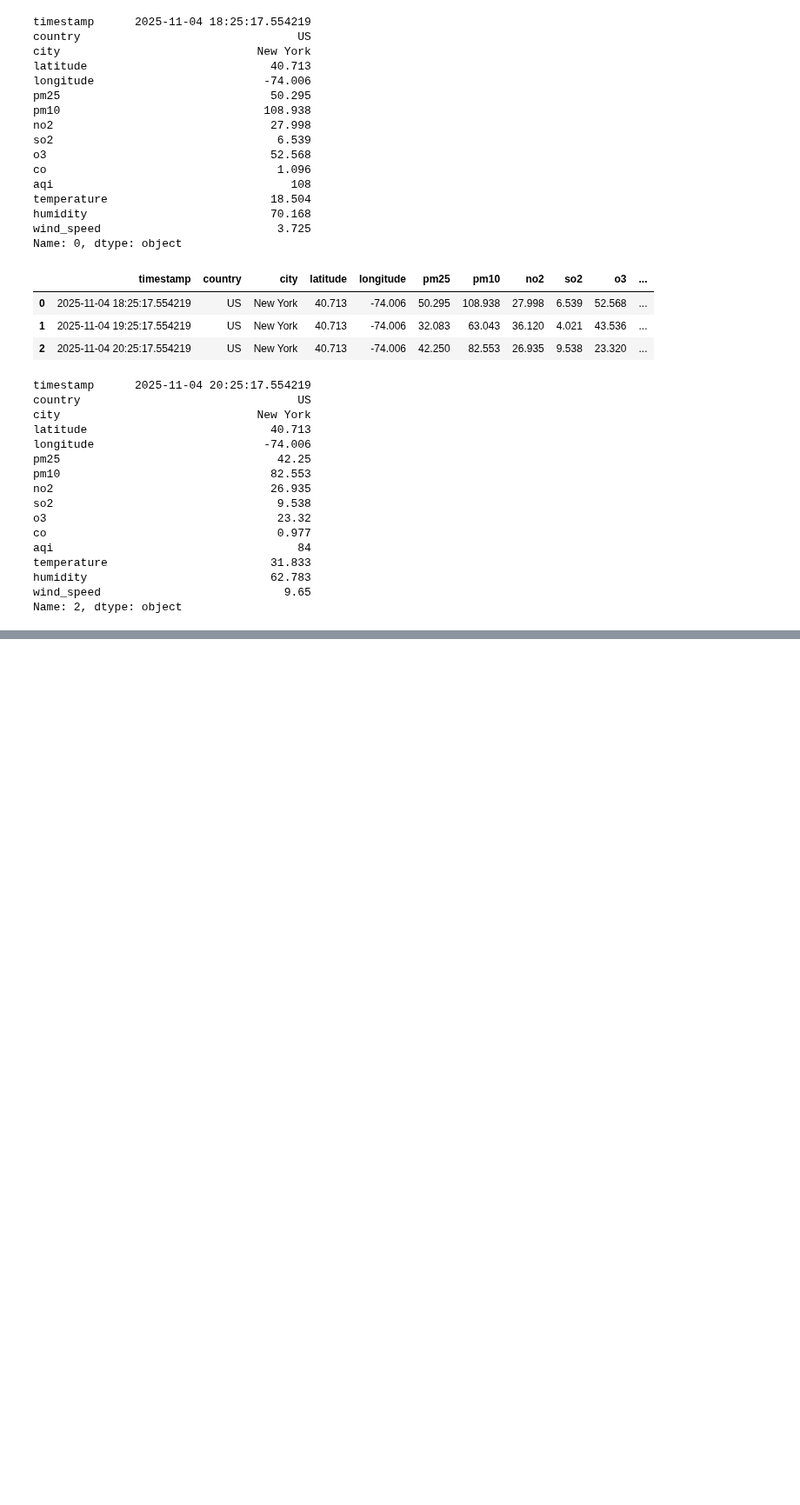
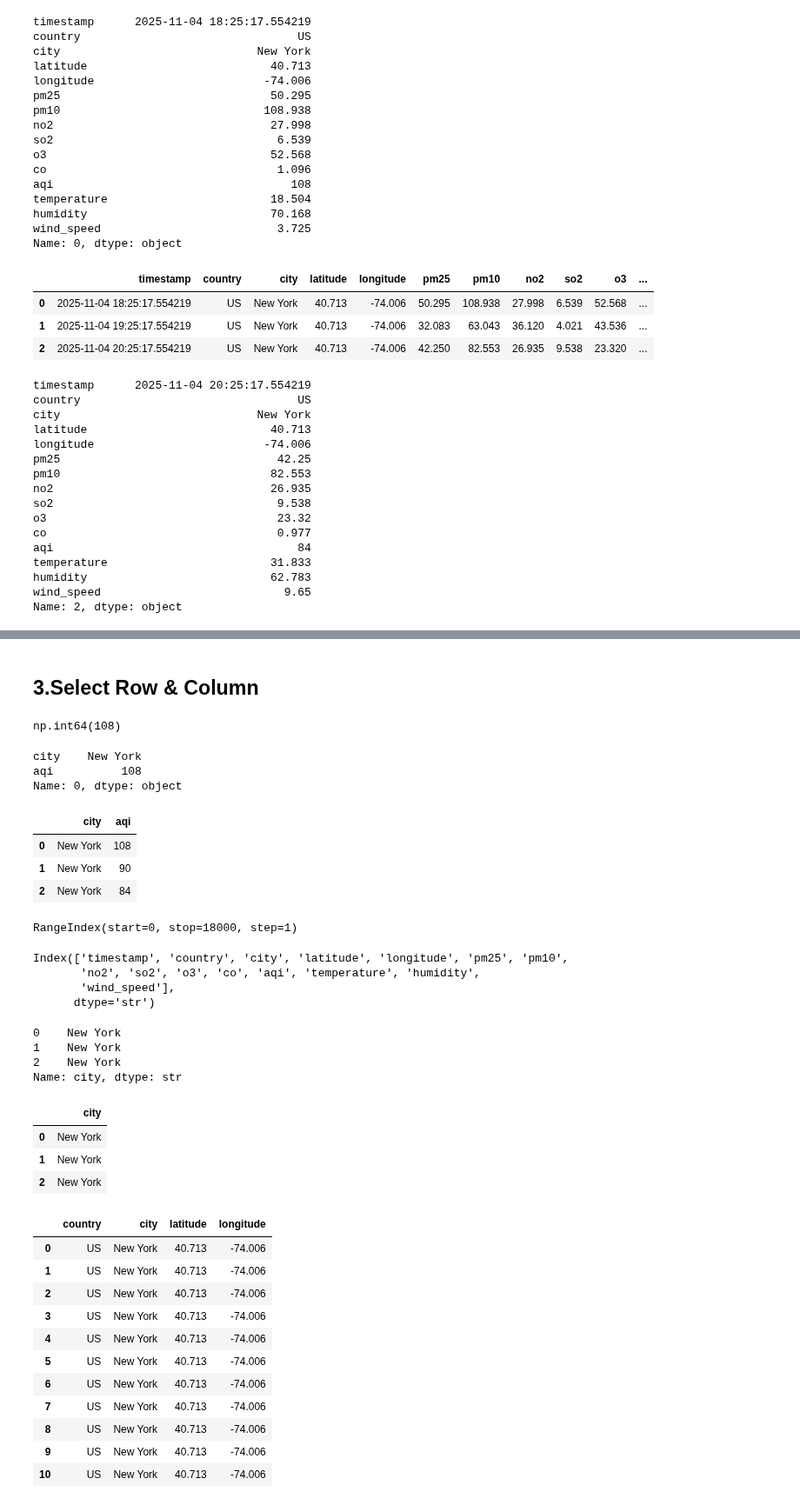
Before and after one commit to ankita-auth/AI-ML, a Jupyter notebook: Pandas/pandas.ipynb, the cells around one changed output, grey strips where cells are left out. Shown at 87% size. Drawn from its saved outputs; the diff is of its cells as text; code cells hidden in the pictures; blank space fills up the shorter version.

```diff
--- a/Pandas/pandas.ipynb
+++ b/Pandas/pandas.ipynb
@@ -419,0 +424,59 @@ df.iloc[0:2] #start index to end index(exclusive) -->in case of iloc
+# %% [markdown]
+## 3.Select Row & Column
+# %%
+df.loc[0,"aqi"]
+# %% [output]
+np.int64(108)
+# %%
+df.loc[0,["city","aqi"]]
+# %% [output]
+city    New York
+aqi          108
+Name: 0, dtype: object
+# %%
+df.loc[0:2,["city","aqi"]]
+# %% [output]
+|  | city | aqi |
+| 0 | New York | 108 |
+| 1 | New York | 90 |
+| 2 | New York | 84 |
+# %%
+df.index
+# %% [output]
+RangeIndex(start=0, stop=18000, step=1)
+# %%
+df.columns
+# %% [output]
+Index(['timestamp', 'country', 'city', 'latitude', 'longitude', 'pm25', 'pm10',
+       'no2', 'so2', 'o3', 'co', 'aqi', 'temperature', 'humidity',
+       'wind_speed'],
+      dtype='str')
+# %%
+df.iloc[0:3,2]
+# %% [output]
+0    New York
+1    New York
+2    New York
+Name: city, dtype: str
+# %%
+df.iloc[0:3,2:3]
+# %% [output]
+|  | city |
+| 0 | New York |
+| 1 | New York |
+| 2 | New York |
+# %%
+df.iloc[0:11,1:5]
+# %% [output]
+|  | country | city | latitude | longitude |
+| 0 | US | New York | 40.713 | -74.006 |
+| 1 | US | New York | 40.713 | -74.006 |
+| 2 | US | New York | 40.713 | -74.006 |
+| 3 | US | New York | 40.713 | -74.006 |
+| 4 | US | New York | 40.713 | -74.006 |
+| 5 | US | New York | 40.713 | -74.006 |
+| 6 | US | New York | 40.713 | -74.006 |
+| 7 | US | New York | 40.713 | -74.006 |
+| 8 | US | New York | 40.713 | -74.006 |
+| 9 | US | New York | 40.713 | -74.006 |
+| 10 | US | New York | 40.713 | -74.006 |
```
Also changed, not shown: parts of 16 cells of this notebook.
